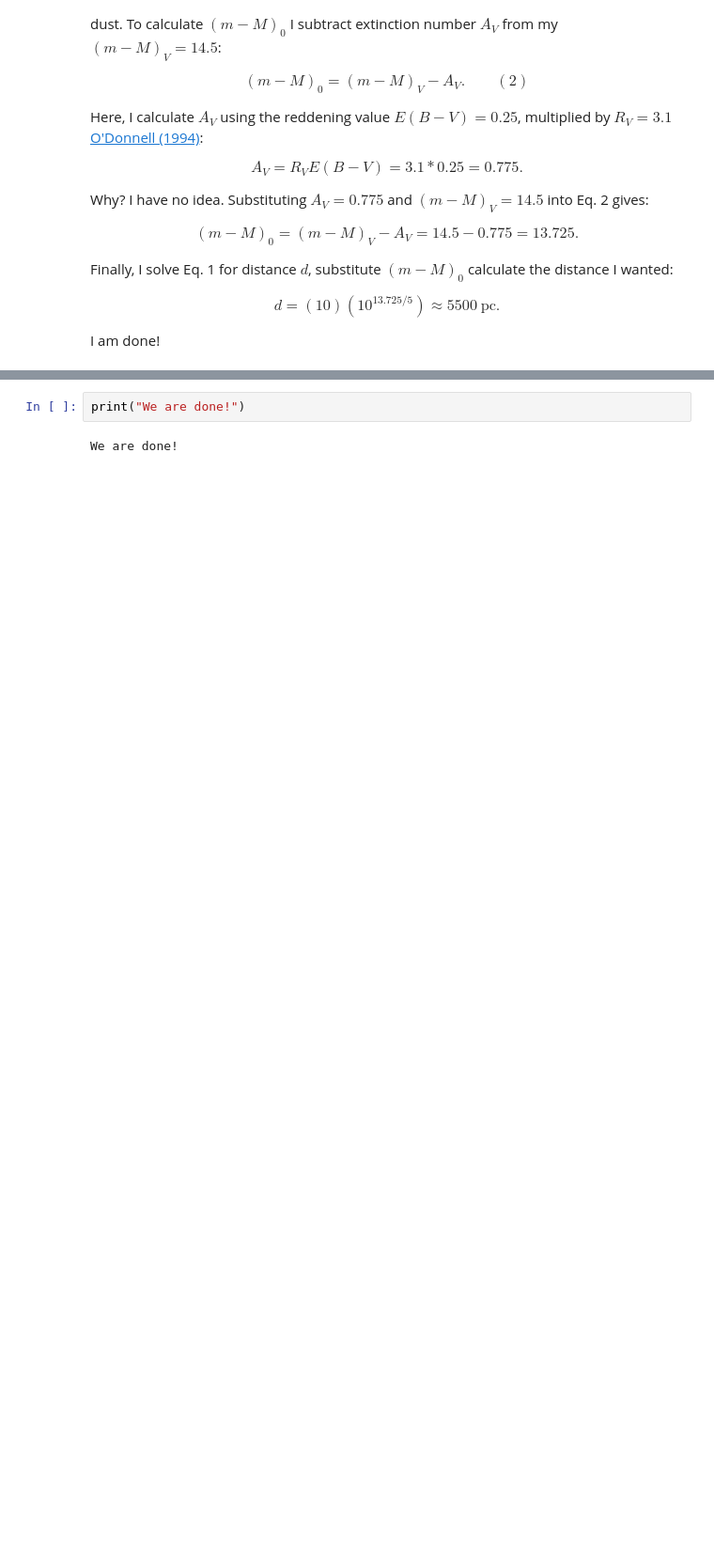
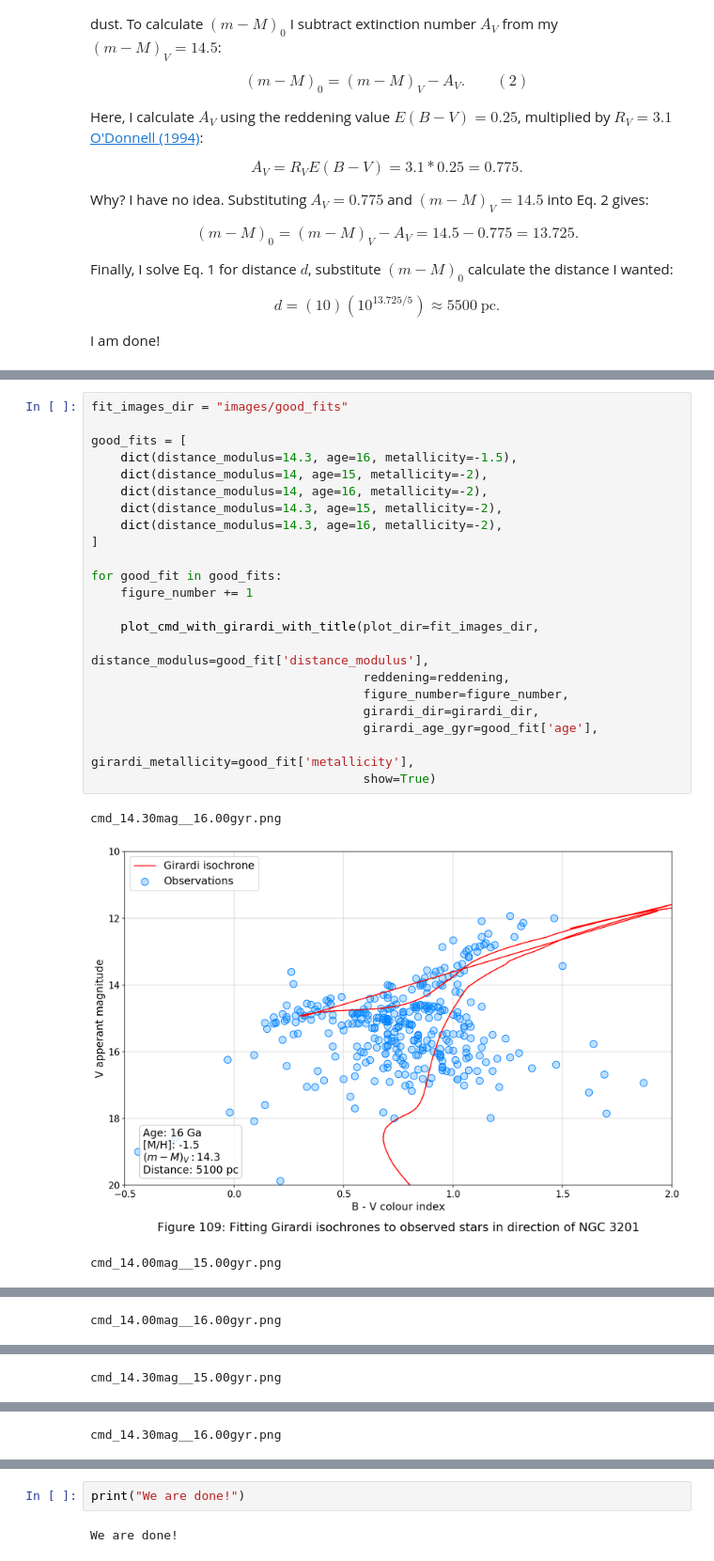
Before and after one commit to evgenyneu/asp3231_project, a Jupyter notebook: code/070_fit_isochrones/fit_isochrones.ipynb, the cells around one changed output, grey strips where cells are left out. Shown at 94% size. Cells and saved outputs as stored; diff of their text form; blank space fills up the shorter version.

```diff
--- a/code/070_fit_isochrones/fit_isochrones.ipynb
+++ b/code/070_fit_isochrones/fit_isochrones.ipynb
@@ -732,0 +806,26 @@ We are done!
+# %%
+fit_images_dir = "images/good_fits"
+
+good_fits = [
+    dict(distance_modulus=14.3, age=16, metallicity=-1.5),
+    dict(distance_modulus=14, age=15, metallicity=-2),
+    dict(distance_modulus=14, age=16, metallicity=-2),
+    dict(distance_modulus=14.3, age=15, metallicity=-2),
+    dict(distance_modulus=14.3, age=16, metallicity=-2),
+]
+
+for good_fit in good_fits:
+    figure_number += 1
+
+    plot_cmd_with_girardi_with_title(plot_dir=fit_images_dir,
+                                     distance_modulus=good_fit['distance_modulus'],
+                                     reddening=reddening,
+                                     figure_number=figure_number,
+                                     girardi_dir=girardi_dir,
+                                     girardi_age_gyr=good_fit['age'],
+                                     girardi_metallicity=good_fit['metallicity'],
+                                     show=True)
+# %% [output]
+cmd_14.30mag__16.00gyr.png
+[figure, added]
+cmd_14.00mag__15.00gyr.png
@@ -732,0 +833 @@ We are done!
+cmd_14.00mag__16.00gyr.png
@@ -732,0 +835 @@ We are done!
+cmd_14.30mag__15.00gyr.png
@@ -732,0 +837 @@ We are done!
+cmd_14.30mag__16.00gyr.png
```
Also changed, not shown: parts of 8 cells of this notebook, 8 other files.
